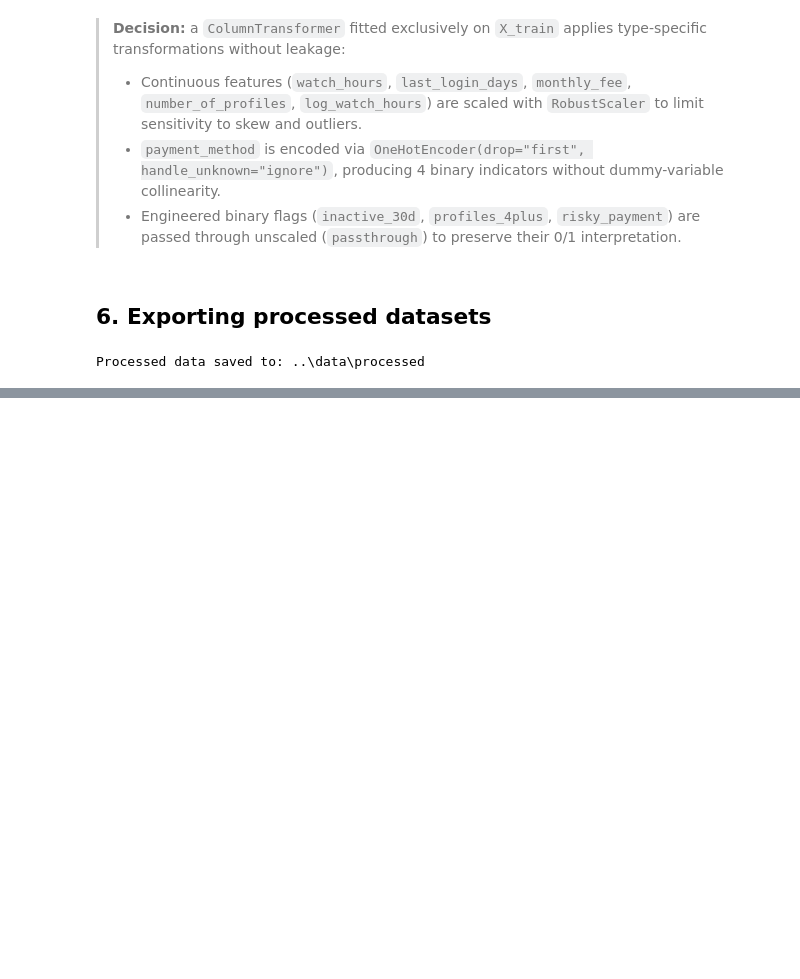
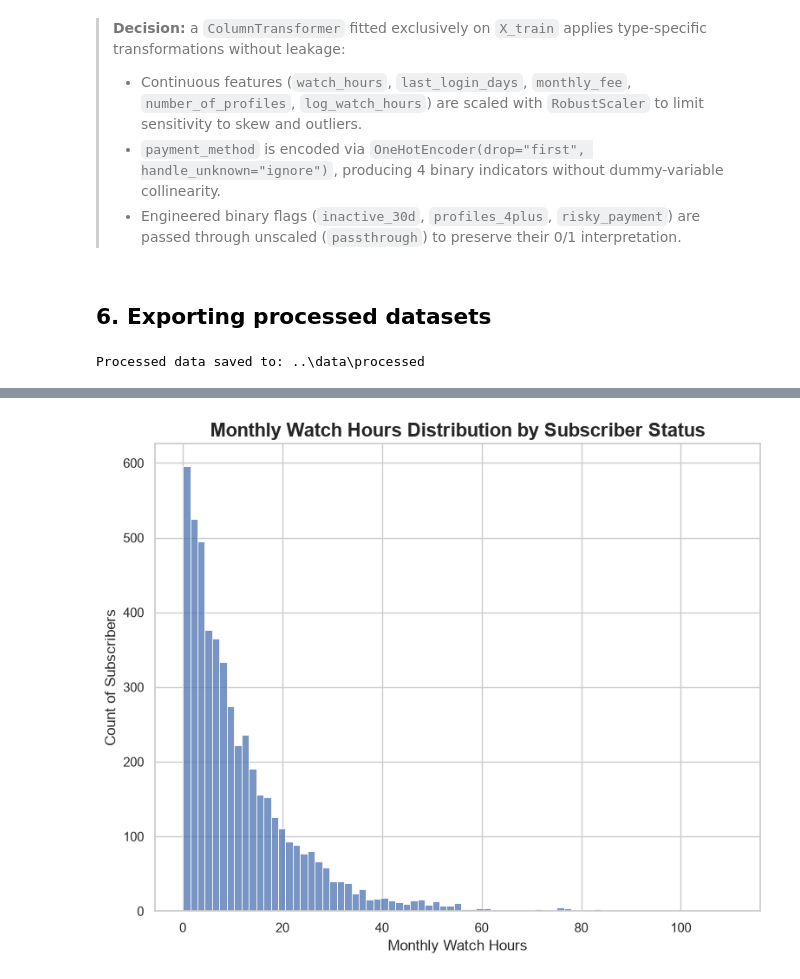
Before and after one commit to bogazc/netflix-customer-churn-analytics, a Jupyter notebook: notebooks/02_preprocessing.ipynb, the cells around one changed output, grey strips where cells are left out. Drawn from its saved outputs; the diff is of its cells as text; code cells hidden in the pictures; blank space fills up the shorter version.

```diff
--- a/notebooks/02_preprocessing.ipynb
+++ b/notebooks/02_preprocessing.ipynb
@@ -242,0 +268,26 @@ Processed data saved to: ..\data\processed
+# %%
+plt.figure(figsize=(9, 7))
+
+sns.set_theme(style = "whitegrid")
+
+ax = sns.histplot(data=df,
+    x='watch_hours'
+)
+
+plt.title('Monthly Watch Hours Distribution by Subscriber Status',
+    fontsize=16,
+    fontweight='bold'
+)
+
+plt.xlabel('Monthly Watch Hours')
+plt.ylabel('Count of Subscribers')
+
+plt.savefig('../reports/charts/20_watch_hours_distribution_before_log_transform.png',
+    dpi=300,
+    bbox_inches='tight'
+)
+
+
+plt.show()
+# %% [output]
+[figure, added]
```
Also changed, not shown: parts of 3 cells of this notebook, 3 other files.
